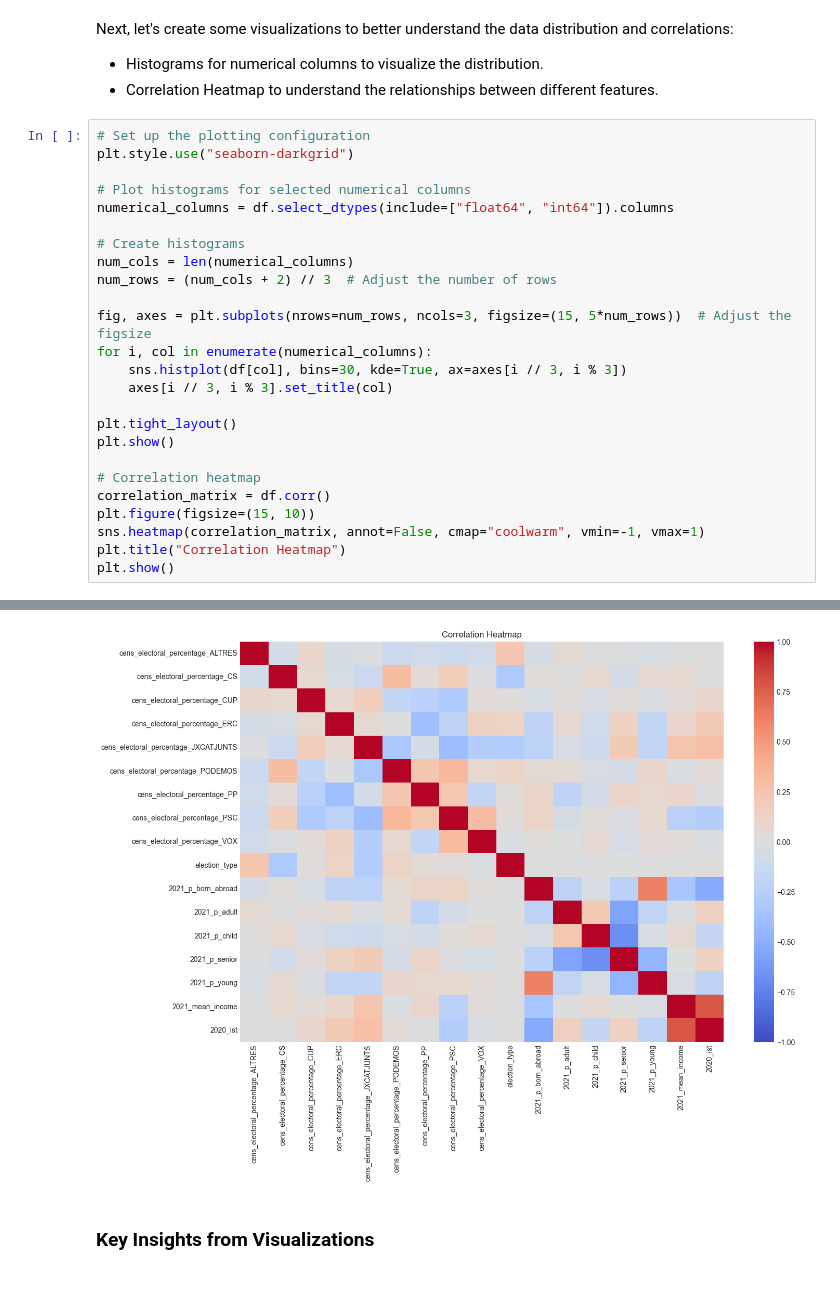
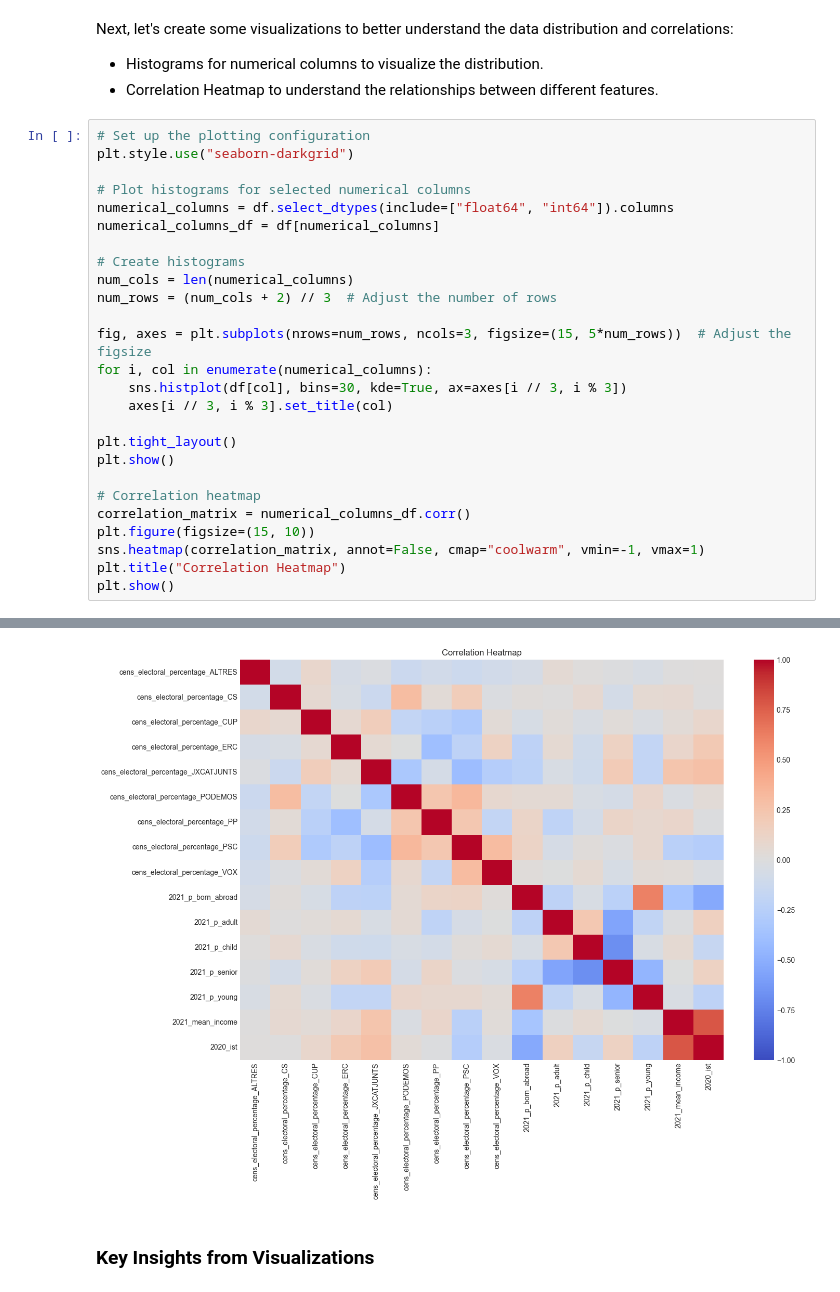
Before and after one commit to guillempla/catalan-elections-forecasting, a Jupyter notebook: src/study_data/study_output_data.ipynb, the cells around one changed output, grey strips where cells are left out. Cells and saved outputs as stored; diff of their text form.

```diff
--- a/src/study_data/study_output_data.ipynb
+++ b/src/study_data/study_output_data.ipynb
@@ -104,31 +104,32 @@ Next, let's create some visualizations to better understand the data distributio
 # %%
 # Set up the plotting configuration
 plt.style.use("seaborn-darkgrid")
 
 # Plot histograms for selected numerical columns
 numerical_columns = df.select_dtypes(include=["float64", "int64"]).columns
+numerical_columns_df = df[numerical_columns]
 
 # Create histograms
 num_cols = len(numerical_columns)
 num_rows = (num_cols + 2) // 3  # Adjust the number of rows
 
 fig, axes = plt.subplots(nrows=num_rows, ncols=3, figsize=(15, 5*num_rows))  # Adjust the figsize
 for i, col in enumerate(numerical_columns):
     sns.histplot(df[col], bins=30, kde=True, ax=axes[i // 3, i % 3])
     axes[i // 3, i % 3].set_title(col)
 
 plt.tight_layout()
 plt.show()
 
 # Correlation heatmap
-correlation_matrix = df.corr()
+correlation_matrix = numerical_columns_df.corr()
 plt.figure(figsize=(15, 10))
 sns.heatmap(correlation_matrix, annot=False, cmap="coolwarm", vmin=-1, vmax=1)
 plt.title("Correlation Heatmap")
 plt.show()
 # %% [output]
 [figure]
-[figure, old version]
+[figure, new version]
 # %% [markdown]
 ### Key Insights from Visualizations
 # %% [markdown]
```
